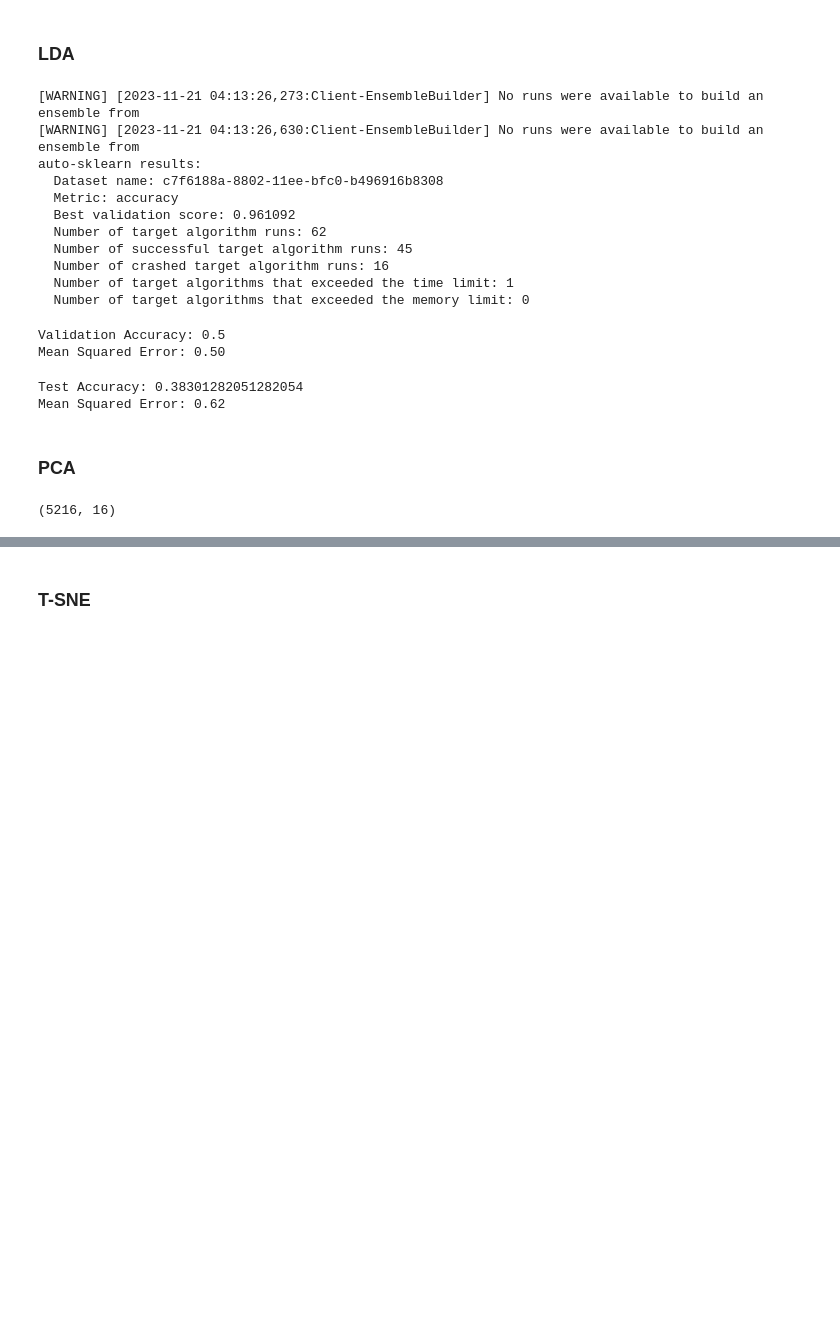
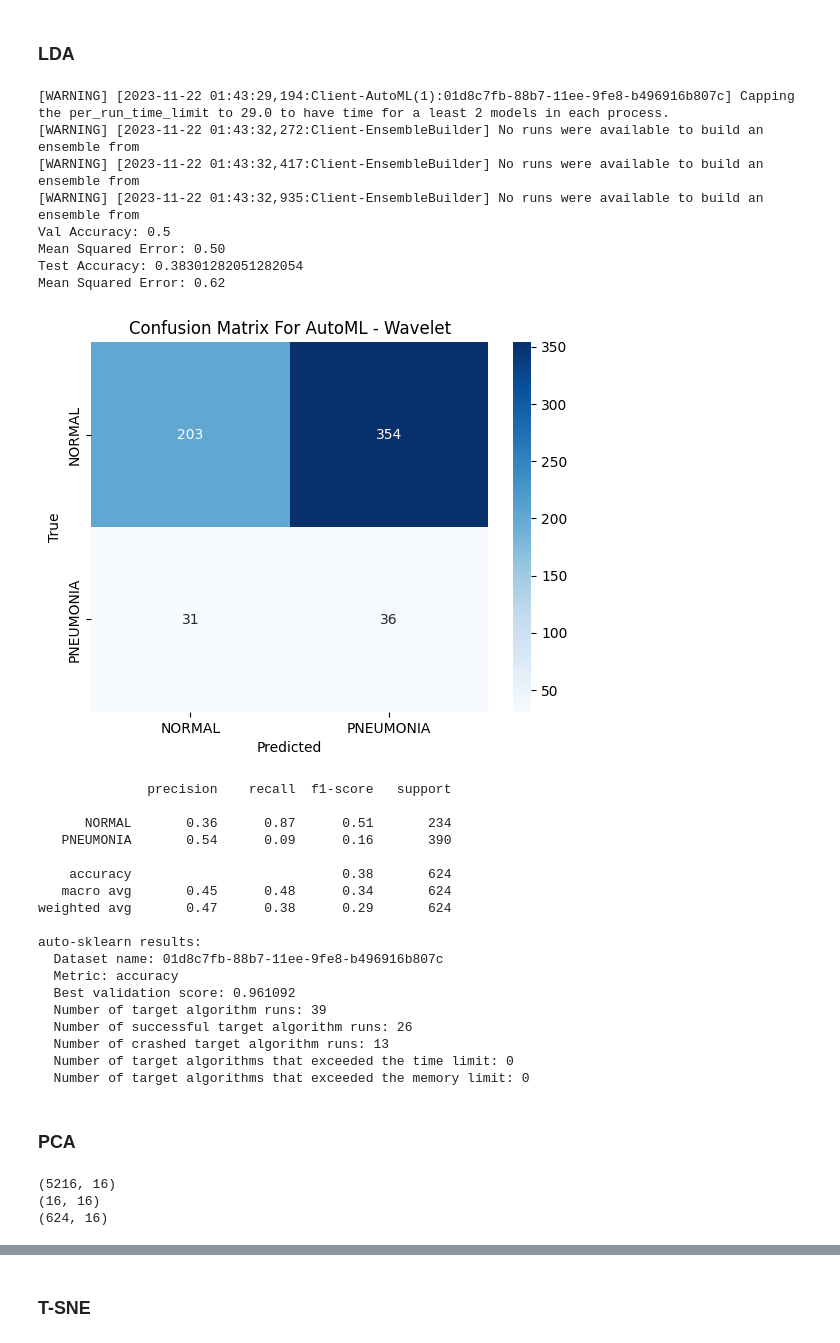
Before and after one commit to dawlattt/denoising-pneumonia, a Jupyter notebook: AutoML/automl_wavelet.ipynb, the cells around one changed output, grey strips where cells are left out. Drawn from its saved outputs; the diff is of its cells as text; code cells hidden in the pictures; blank space fills up the shorter version.

```diff
--- a/AutoML/automl_wavelet.ipynb
+++ b/AutoML/automl_wavelet.ipynb
@@ -182,73 +208,84 @@ X_test_lda = lda.transform(X_test_std)
 # %%
 temp_dir_path = tempfile.mkdtemp()
 
 try:
     # Clean up the temporary directory before running auto-sklearn
     shutil.rmtree(temp_dir_path, ignore_errors=True)
 
     # Define the auto-sklearn classifier
     automl_classifier = autosklearn.classification.AutoSklearnClassifier(
-        time_left_for_this_task=120,
+        time_left_for_this_task=60,
         per_run_time_limit=30,
-        ensemble_size=1,
+        ensemble_kwargs={'ensemble_size': 1},
         n_jobs=-1,
         tmp_folder=temp_dir_path,
         delete_tmp_folder_after_terminate=False
     )
 
     # Make predictions on the val set
     automl_classifier.fit(X_train_lda, y_train)
     y_pred_val = automl_classifier.predict(X_val_lda)
+
     # Evaluate the model on the val set
     accuracy_val = sklearn.metrics.accuracy_score(y_val, y_pred_val)
     mse_val = mean_squared_error(y_val, y_pred_val)
+    print(f"Val Accuracy: {accuracy_val}")
+    print(f'Mean Squared Error: {mse_val:.2f}')
 
-
-    # Make predictions on the test set
-    y_pred_test = automl_classifier.predict(X_test_lda)
-    # Evaluate the model on the test set
-    accuracy_test = sklearn.metrics.accuracy_score(y_test, y_pred_test)
-    mse_test = mean_squared_error(y_test, y_pred_test)
+    # Evalutaing the model on the test set
+    evaluate(automl_classifier, X_test_lda, y_test)
 
     # Print the auto-sklearn statistics
     print(automl_classifier.sprint_statistics())
 
 finally:
     # Clean up the temporary directory
     shutil.rmtree(temp_dir_path, ignore_errors=True)
 # %% [output]
-[WARNING] [2023-11-21 04:13:26,273:Client-EnsembleBuilder] No runs were available to build an ensemble from
-[WARNING] [2023-11-21 04:13:26,630:Client-EnsembleBuilder] No runs were available to build an ensemble from
-auto-sklearn results:
-  Dataset name: c7f6188a-8802-11ee-bfc0-b496916b8308
-  Metric: accuracy
-  Best validation score: 0.961092
-  Number of target algorithm runs: 62
-  Number of successful target algorithm runs: 45
-  Number of crashed target algorithm runs: 16
-  Number of target algorithms that exceeded the time limit: 1
-  Number of target algorithms that exceeded the memory limit: 0
+[WARNING] [2023-11-22 01:43:29,194:Client-AutoML(1):01d8c7fb-88b7-11ee-9fe8-b496916b807c] Capping the per_run_time_limit to 29.0 to have time for a least 2 models in each process.
+[WARNING] [2023-11-22 01:43:32,272:Client-EnsembleBuilder] No runs were available to build an ensemble from
+[WARNING] [2023-11-22 01:43:32,417:Client-EnsembleBuilder] No runs were available to build an ensemble from
+[WARNING] [2023-11-22 01:43:32,935:Client-EnsembleBuilder] No runs were available to build an ensemble from
+Val Accuracy: 0.5
+Mean Squared Error: 0.50
+Test Accuracy: 0.38301282051282054
+Mean Squared Error: 0.62
+[figure, added]
+              precision    recall  f1-score   support
+
+      NORMAL       0.36      0.87      0.51       234
+   PNEUMONIA       0.54      0.09      0.16       390
+
+    accuracy                           0.38       624
+   macro avg       0.45      0.48      0.34       624
+weighted avg       0.47      0.38      0.29       624
+
+auto-sklearn results:
+  Dataset name: 01d8c7fb-88b7-11ee-9fe8-b496916b807c
+  Metric: accuracy
+  Best validation score: 0.961092
+  Number of target algorithm runs: 39
+  Number of successful target algorithm runs: 26
+  Number of crashed target algorithm runs: 13
+  Number of target algorithms that exceeded the time limit: 0
+  Number of target algorithms that exceeded the memory limit: 0
-# %%
-print(f"Validation Accuracy: {accuracy_val}")
-print(f'Mean Squared Error: {mse_val:.2f}')
-# %% [output]
-Validation Accuracy: 0.5
-Mean Squared Error: 0.50
-# %%
-print(f"Test Accuracy: {accuracy_test}")
-print(f'Mean Squared Error: {mse_test:.2f}')
-# %% [output]
-Test Accuracy: 0.38301282051282054
-Mean Squared Error: 0.62
 # %% [markdown]
 ### PCA
 # %%
 scaled_X_train = scaler.fit_transform(X_train_features)
+scaled_X_val = scaler.transform(X_val_features)
+scaled_X_test = scaler.transform(X_test_features)
 
-n_components = 16
-pca = PCA(n_components=n_components)
+pca = PCA(n_components=16)
+
 X_train_pca = pca.fit_transform(scaled_X_train)
+X_val_pca = pca.fit_transform(scaled_X_val)
+X_test_pca = pca.fit_transform(scaled_X_test)
 
 print(X_train_pca.shape)
+print(X_val_pca.shape)
+print(X_test_pca.shape)
 # %% [output]
 (5216, 16)
+(16, 16)
+(624, 16)
```
Also changed, not shown: parts of 17 cells of this notebook, 3 other files.
